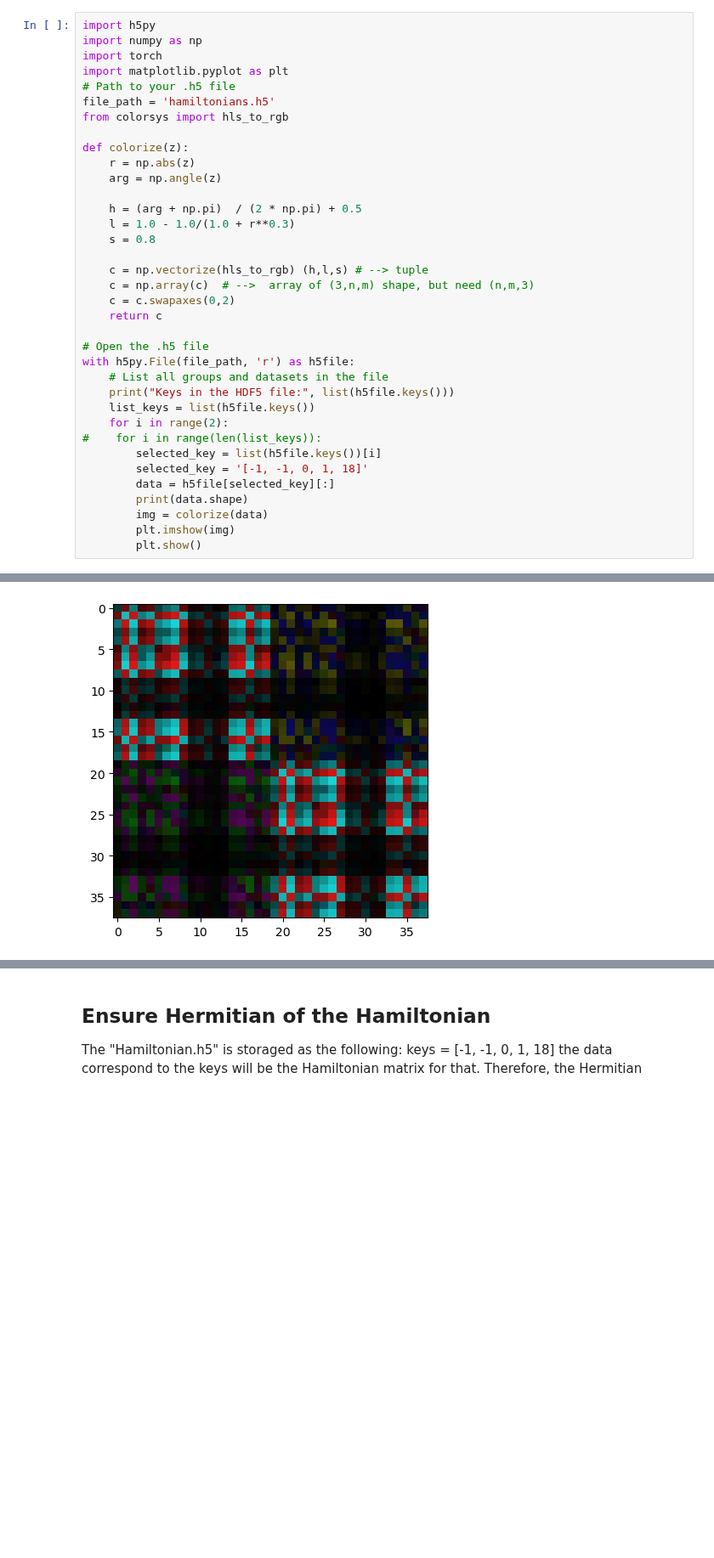
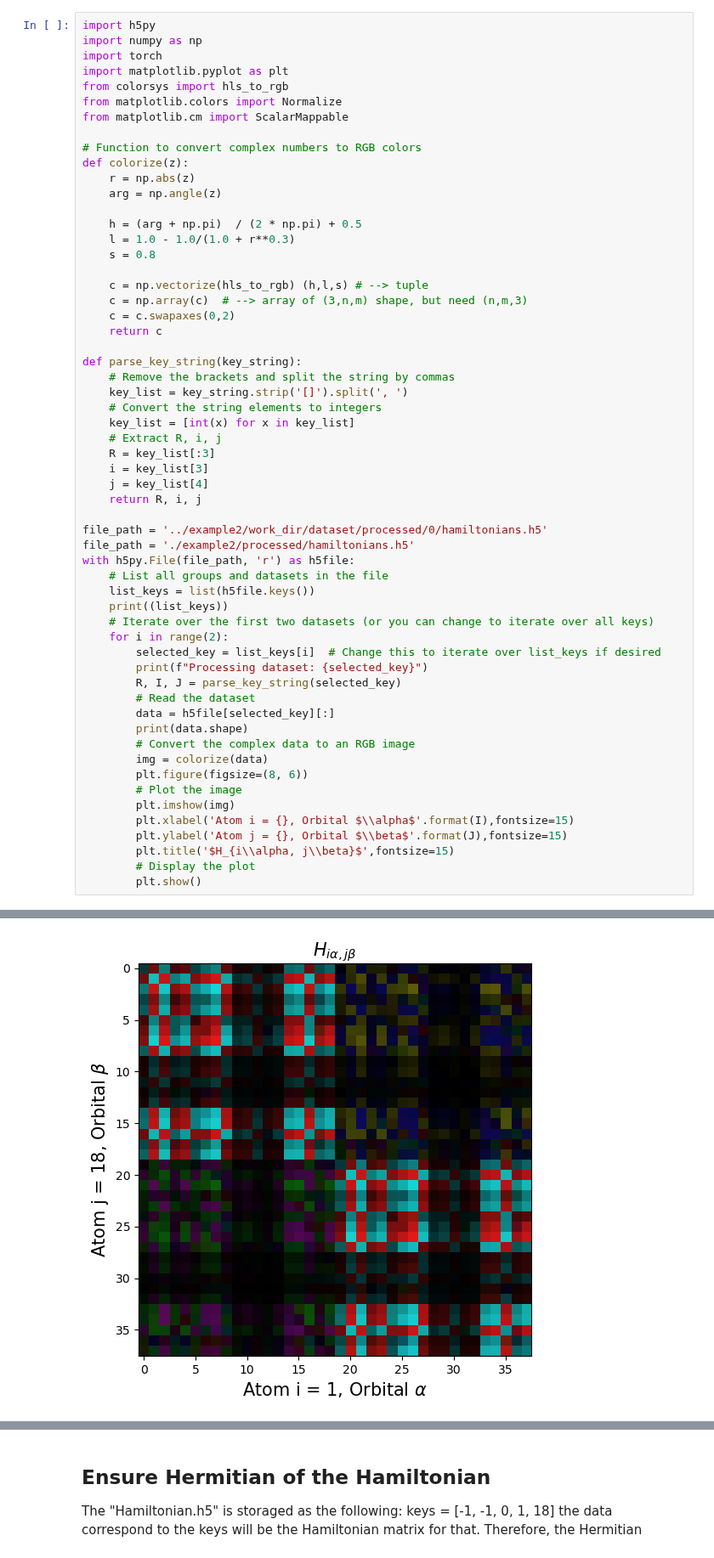
Before and after one commit to AngusHsuPhys/deeph_dev, a Jupyter notebook: visualize_hamiltonian.ipynb, the cells around one changed output, grey strips where cells are left out. Shown at 85% size. Cells and saved outputs as stored; diff of their text form; blank space fills up the shorter version.

```diff
--- a/visualize_hamiltonian.ipynb
+++ b/visualize_hamiltonian.ipynb
@@ -3,10 +3,11 @@ import h5py
 import numpy as np
 import torch
 import matplotlib.pyplot as plt
-# Path to your .h5 file
-file_path = 'hamiltonians.h5'
 from colorsys import hls_to_rgb
+from matplotlib.colors import Normalize
+from matplotlib.cm import ScalarMappable
 
+# Function to convert complex numbers to RGB colors
 def colorize(z):
     r = np.abs(z)
     arg = np.angle(z)
@@ -16,22 +17,43 @@ def colorize(z):
     s = 0.8
 
     c = np.vectorize(hls_to_rgb) (h,l,s) # --> tuple
-    c = np.array(c)  # -->  array of (3,n,m) shape, but need (n,m,3)
+    c = np.array(c)  # --> array of (3,n,m) shape, but need (n,m,3)
     c = c.swapaxes(0,2)
     return c
 
-# Open the .h5 file
+def parse_key_string(key_string):
+    # Remove the brackets and split the string by commas
+    key_list = key_string.strip('[]').split(', ')
+    # Convert the string elements to integers
+    key_list = [int(x) for x in key_list]
+    # Extract R, i, j
+    R = key_list[:3]
+    i = key_list[3]
+    j = key_list[4]
+    return R, i, j
+
+file_path = '../example2/work_dir/dataset/processed/0/hamiltonians.h5'
+file_path = './example2/processed/hamiltonians.h5'
 with h5py.File(file_path, 'r') as h5file:
     # List all groups and datasets in the file
-    print("Keys in the HDF5 file:", list(h5file.keys()))
     list_keys = list(h5file.keys())
+    print((list_keys))
+    # Iterate over the first two datasets (or you can change to iterate over all keys)
     for i in range(2):
-#    for i in range(len(list_keys)):
-        selected_key = list(h5file.keys())[i]
-        selected_key = '[-1, -1, 0, 1, 18]'
+        selected_key = list_keys[i]  # Change this to iterate over list_keys if desired
+        print(f"Processing dataset: {selected_key}")
+        R, I, J = parse_key_string(selected_key)
+        # Read the dataset
         data = h5file[selected_key][:]
         print(data.shape)
+        # Convert the complex data to an RGB image
         img = colorize(data)
+        plt.figure(figsize=(8, 6))
+        # Plot the image
         plt.imshow(img)
+        plt.xlabel('Atom i = {}, Orbital $\\alpha$'.format(I),fontsize=15)
+        plt.ylabel('Atom j = {}, Orbital $\\beta$'.format(J),fontsize=15)
+        plt.title('$H_{i\\alpha, j\\beta}$',fontsize=15)
+        # Display the plot
         plt.show()
 # %% [output]
@@ -39,2 +62,2 @@ Keys in the HDF5 file: ['[-1, -1, 0, 1, 18]', '[-1, -1, 0, 1, 27]', '[-1, -1, 0,
 (38, 38)
-[figure, old version]
+[figure, new version]
```
Also changed, not shown: parts of 3 cells of this notebook, 6 other files.
